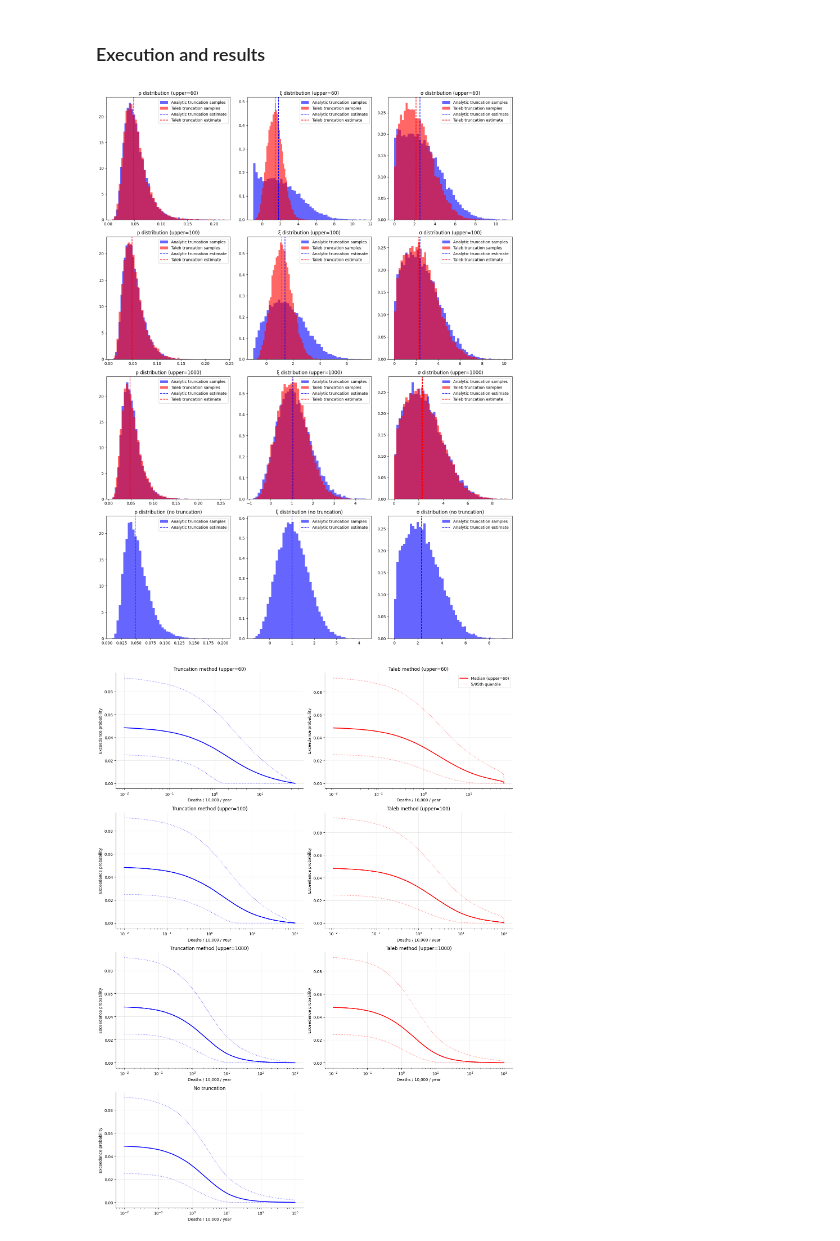
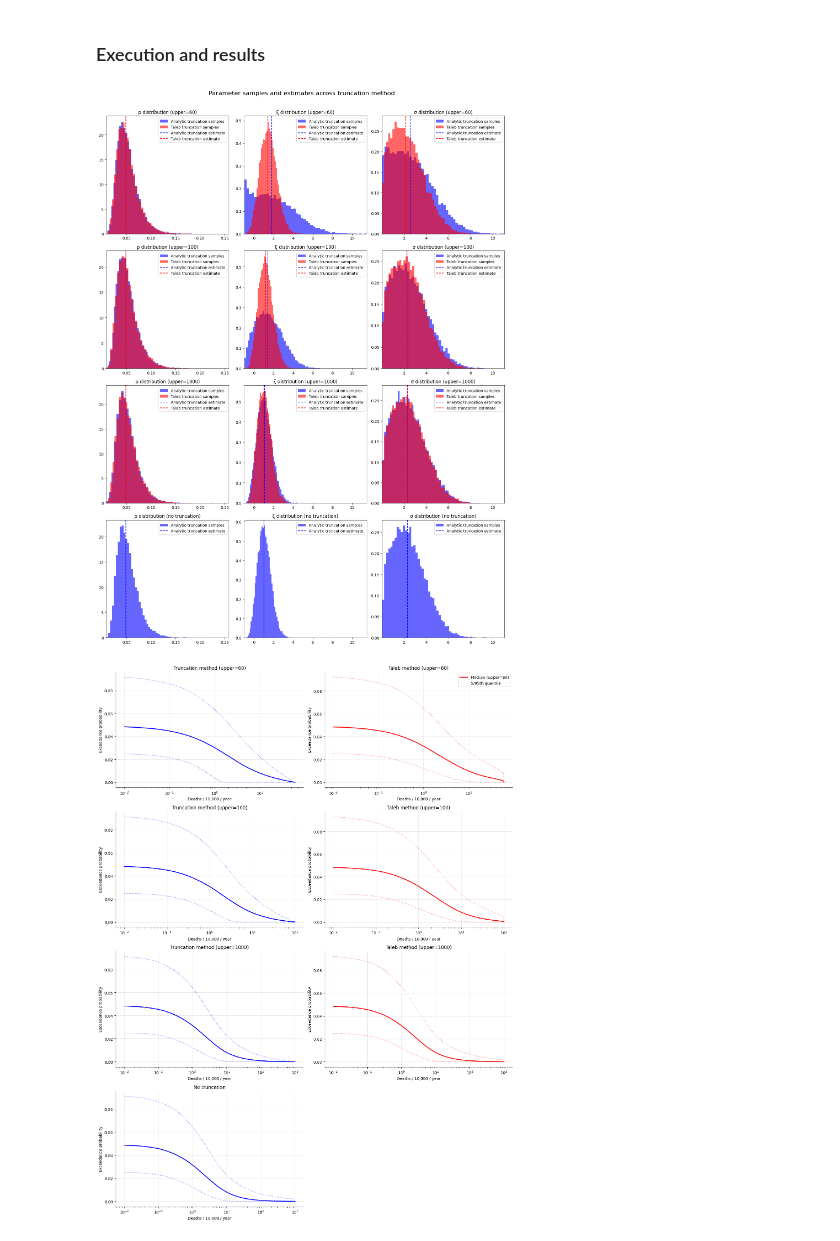
Before and after one commit to DevInnovationLab/pandemic_model_public, a Jupyter notebook: python/notebooks/35 mle_uncertainty_param_transform.ipynb, the cells around one changed output. Drawn from its saved outputs; the diff is of its cells as text; code cells hidden in the pictures.

```diff
--- a/python/notebooks/35 mle_uncertainty_param_transform.ipynb
+++ b/python/notebooks/35 mle_uncertainty_param_transform.ipynb
@@ -364,6 +383,14 @@ for result in results:
 # Create figure with n x 3 subplots where n is number of upper bounds
 n_upper_bounds = len(param_samples)
 fig, axes = plt.subplots(n_upper_bounds, 3, figsize=(15, 5*n_upper_bounds))
+
+# Get overall min/max for each parameter across all samples
+p_min = min(samples['trunc_p_draws'].min() for samples in param_samples)
+p_max = max(samples['trunc_p_draws'].max() for samples in param_samples)
+xi_min = min(samples['trunc_xi_draws'].min() for samples in param_samples)
+xi_max = max(samples['trunc_xi_draws'].max() for samples in param_samples)
+sigma_min = min(samples['trunc_sigma_draws'].min() for samples in param_samples)
+sigma_max = max(samples['trunc_sigma_draws'].max() for samples in param_samples)
 
 # Plot for each upper bound result
 for i, samples in enumerate(param_samples):
@@ -390,34 +417,38 @@ for i, samples in enumerate(param_samples):
     axes[i,0].hist(trunc_p_draws, bins=50, density=True, alpha=0.6, label='Analytic truncation samples', color='blue')
     if taleb_p_draws is not None:
         axes[i,0].hist(taleb_p_draws, bins=50, density=True, alpha=0.6, label='Taleb truncation samples', color='red')
     axes[i,0].axvline(trunc_theta_hat[0], color='blue', linestyle='--', label='Analytic truncation estimate')
     if 'taleb' in results[i]:
         axes[i,0].axvline(taleb_theta_hat[0], color='red', linestyle='--', label='Taleb truncation estimate')
     axes[i,0].set_title(f'p distribution (upper={upper:.0f})' if upper is not None else 'p distribution (no truncation)')
+    axes[i,0].set_xlim(p_min, p_max)
     axes[i,0].legend()
 
     axes[i,1].hist(trunc_xi_draws, bins=50, density=True, alpha=0.6, label='Analytic truncation samples', color='blue')
     if taleb_xi_draws is not None:
         axes[i,1].hist(taleb_xi_draws, bins=50, density=True, alpha=0.6, label='Taleb truncation samples', color='red')
     axes[i,1].axvline(trunc_theta_hat[1], color='blue', linestyle='--', label='Analytic truncation estimate')
     if 'taleb' in results[i]:
         axes[i,1].axvline(taleb_theta_hat[1], color='red', linestyle='--', label='Taleb truncation estimate')
     axes[i,1].set_title(f'ξ distribution (upper={upper:.0f})' if upper is not None else 'ξ distribution (no truncation)')
+    axes[i,1].set_xlim(xi_min, xi_max)
     axes[i,1].legend()
 
     axes[i,2].hist(trunc_sigma_draws, bins=50, density=True, alpha=0.6, label='Analytic truncation samples', color='blue')
     if taleb_sigma_draws is not None:
         axes[i,2].hist(taleb_sigma_draws, bins=50, density=True, alpha=0.6, label='Taleb truncation samples', color='red')
     axes[i,2].axvline(trunc_theta_hat[2], color='blue', linestyle='--', label='Analytic truncation estimate')
     if 'taleb' in results[i]:
         axes[i,2].axvline(taleb_theta_hat[2], color='red', linestyle='--', label='Taleb truncation estimate')
     axes[i,2].set_title(f'σ distribution (upper={upper:.0f})' if upper is not None else 'σ distribution (no truncation)')
+    axes[i,2].set_xlim(sigma_min, sigma_max)
     axes[i,2].legend()
 
+plt.suptitle("Parameter samples and estimates across truncation method", y=1.01, fontsize=16)
 plt.tight_layout()
 plt.show()
 # %% [output]
-[figure, old version]
+[figure, new version]
 # %%
 # Create figure with n x 2 subplots where n is number of upper bounds
 n_upper_bounds = len(param_samples)
```
Also changed, not shown: parts of 6 cells of this notebook.
